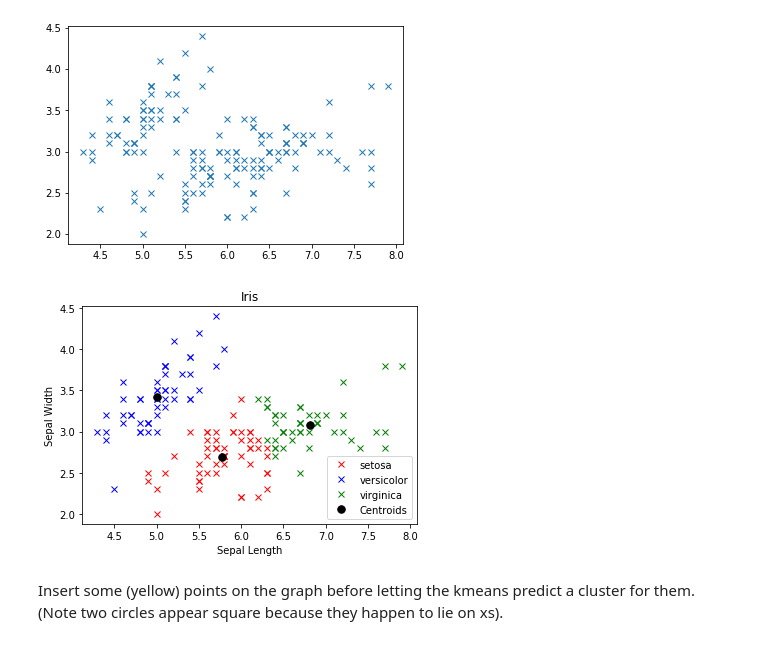
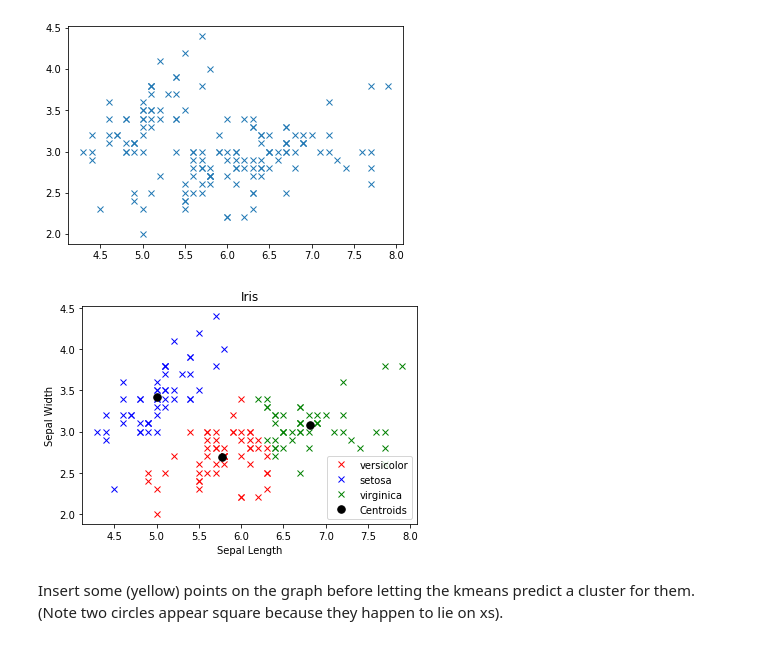
Before and after one commit to HFintan/MLS, a Jupyter notebook: Tasks.ipynb, the cells around one changed output. Saved outputs shown, nothing was run; the diff lists cells and outputs as text; code cells hidden in the pictures.

```diff
--- a/Tasks.ipynb
+++ b/Tasks.ipynb
@@ -567,24 +567,24 @@ plt.show()
 # %%
 # Fits the 2-dimensional array into two clusters
 IriskmeansSLSW = skcl.KMeans(n_clusters=3, random_state=0).fit(SLSW)
 
 # Calculates the centroids
 Iriscent = IriskmeansSLSW.cluster_centers_
 Iriscent
 
 # Creates plot. It feels as though the labels should be calculable from the mode of a cluster
 # but I could not find how to do this anywhere, so I hardcoded them (checking coordinates againts graph)
-plt.plot(SLSW[IriskmeansSLSW.labels_ == 0][:,0], SLSW[IriskmeansSLSW.labels_ == 0][:,1], 'rx', label='setosa')
-plt.plot(SLSW[IriskmeansSLSW.labels_ == 1][:,0], SLSW[IriskmeansSLSW.labels_ == 1][:,1], 'bx', label='versicolor')
+plt.plot(SLSW[IriskmeansSLSW.labels_ == 0][:,0], SLSW[IriskmeansSLSW.labels_ == 0][:,1], 'rx', label='versicolor')
+plt.plot(SLSW[IriskmeansSLSW.labels_ == 1][:,0], SLSW[IriskmeansSLSW.labels_ == 1][:,1], 'bx', label='setosa')
 plt.plot(SLSW[IriskmeansSLSW.labels_ == 2][:,0], SLSW[IriskmeansSLSW.labels_ == 2][:,1], 'gx', label='virginica')
 plt.title('Iris')
 plt.plot(Iriscent[:,0], Iriscent[:,1], 'k.', markersize=15, label='Centroids')
 plt.xlabel('Sepal Length')
 plt.ylabel('Sepal Width')
 plt.legend()
 plt.show()
 # %% [output]
-[figure, old version]
+[figure, new version]
 # %% [markdown]
 Insert some (yellow) points on the graph before letting the kmeans predict a cluster for them. (Note two circles appear square because they happen to lie on xs).
 # %%
```
Also changed, not shown: parts of 12 cells of this notebook.
